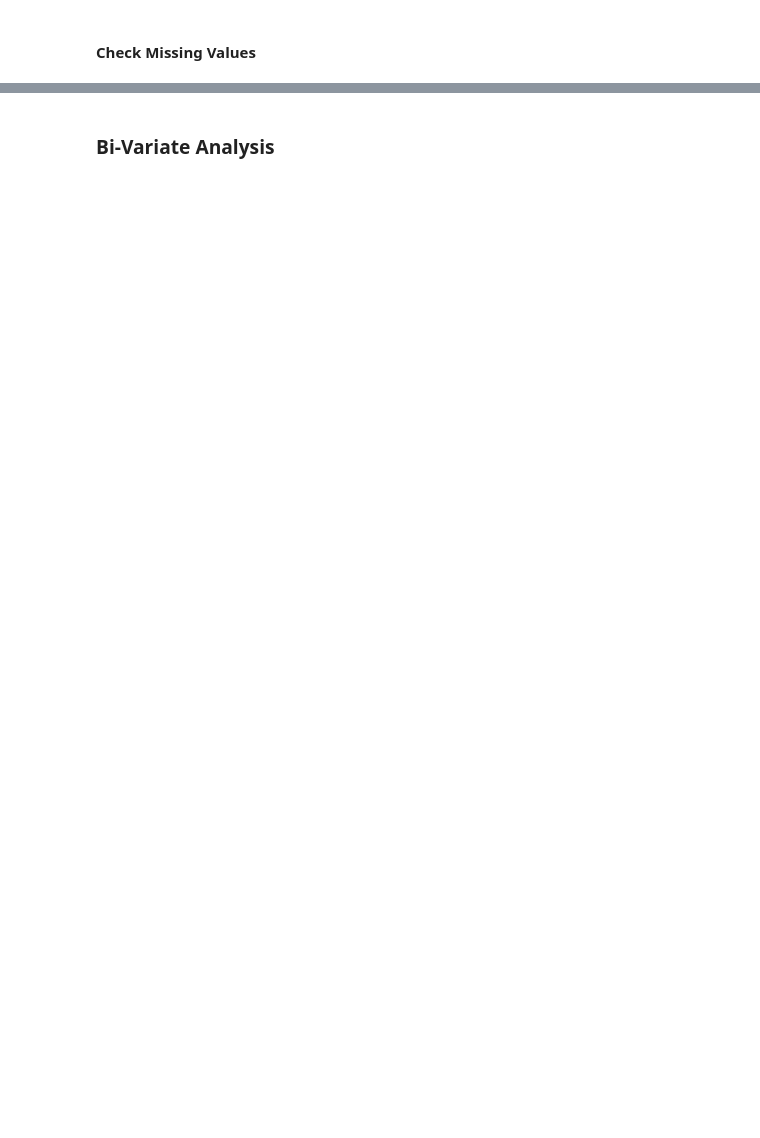
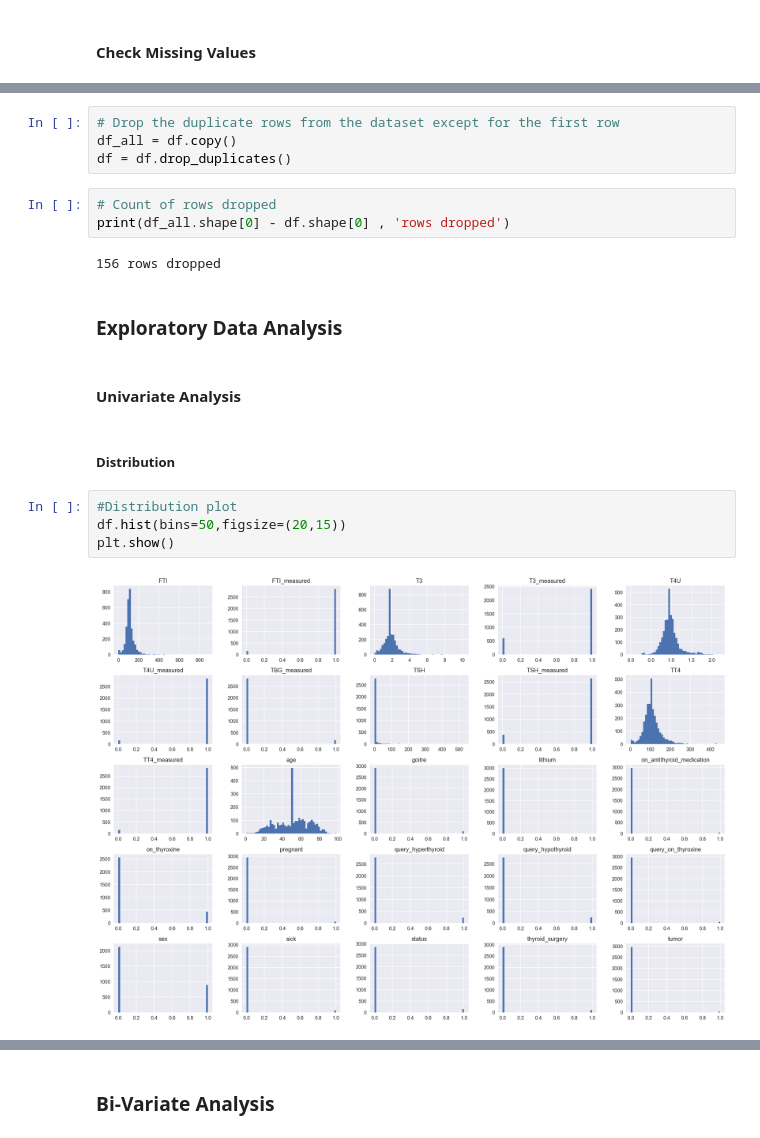
Before and after one commit to kennedynjoroge/Hypothyroid_Disease_Prediction_Using_RF_and_SVM, a Jupyter notebook: Hypothyroid_Disease_Prediction_Using_RF_and_SVM.ipynb, the cells around one changed output, grey strips where cells are left out. Drawn from its saved outputs; the diff is of its cells as text; blank space fills up the shorter version.

```diff
--- a/Hypothyroid_Disease_Prediction_Using_RF_and_SVM.ipynb
+++ b/Hypothyroid_Disease_Prediction_Using_RF_and_SVM.ipynb
@@ -350,0 +430,21 @@ Above columns are have high percentage of entries with 0 value. Review their usa
+# %%
+# Drop the duplicate rows from the dataset except for the first row
+df_all = df.copy()
+df = df.drop_duplicates()
+# %%
+# Count of rows dropped
+print(df_all.shape[0] - df.shape[0] , 'rows dropped')
+# %% [output]
+156 rows dropped
+# %% [markdown]
+### Exploratory Data Analysis
+# %% [markdown]
+#### Univariate Analysis
+# %% [markdown]
+##### Distribution
+# %%
+#Distribution plot
+df.hist(bins=50,figsize=(20,15))
+plt.show()
+# %% [output]
+[figure, added]
```
Also changed, not shown: parts of 136 cells of this notebook, 1 other file.
